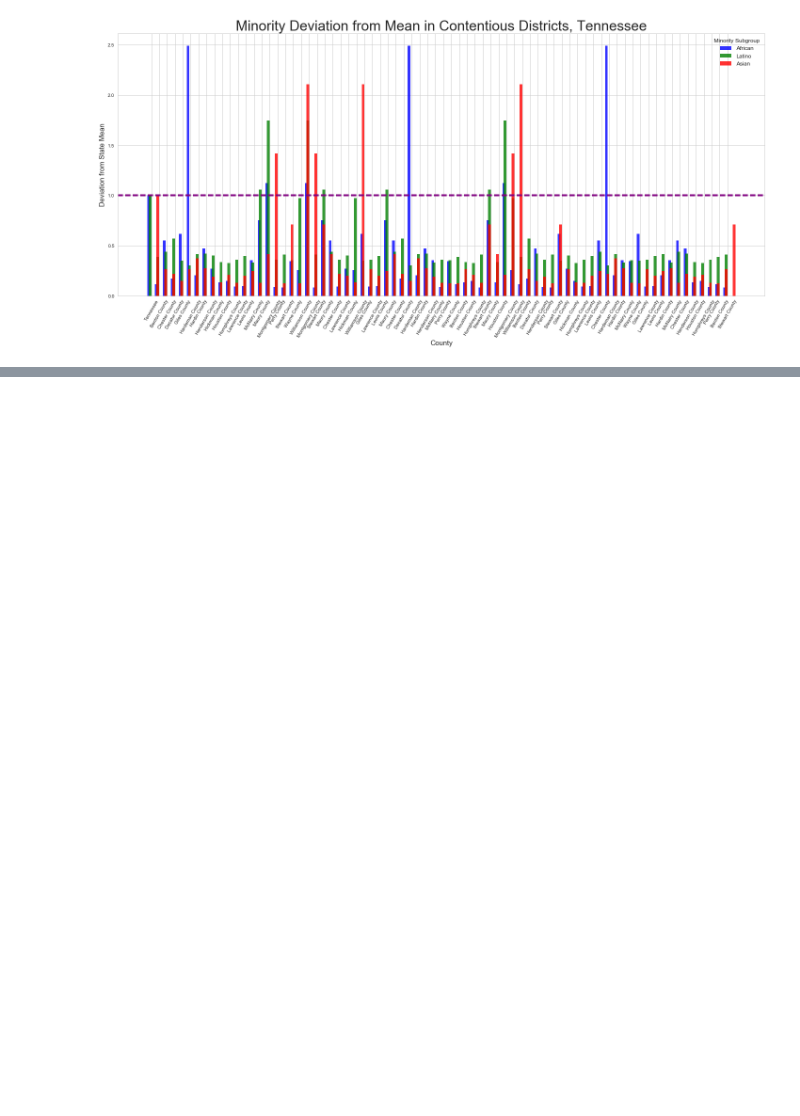
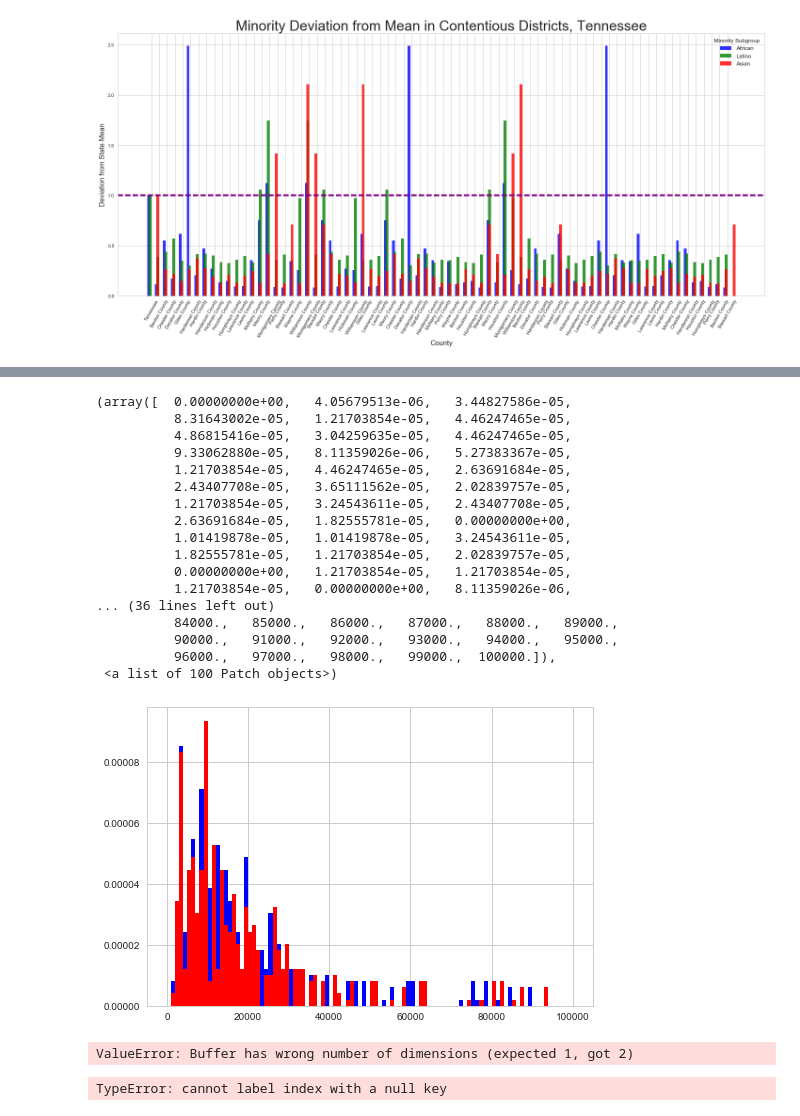
Before and after one commit to chingnaw/D4D-W205-Final, a Jupyter notebook: TN_exploratory_data_analysis.ipynb, the cells around one changed output, grey strips where cells are left out. Cells and saved outputs as stored; diff of their text form; code cells hidden in the pictures; blank space fills up the shorter version.

Commit message:
add more plots for gerry_analysis, add additional exploratory analysis

```diff
--- a/TN_exploratory_data_analysis.ipynb
+++ b/TN_exploratory_data_analysis.ipynb
@@ -734,3 +734,6 @@ plt.tight_layout()
 plt.show()
 # %% [output]
 [figure]
+# %%
+p12 = pd.read_csv('./tn_data_cleaned/tn_p12_2010.txt', sep = '\t')
+p12_edited = p12.ix[indices]
@@ -736,0 +750,30 @@ plt.show()
+# %%
+def age_percentages(df):
+    df['male_per'] = float(df['Male'])/df['Total']
+    df['female_per'] = float(df['Female'])/df['Total']
+#     df['und5_per'] = (float(df['Under_5_years'])+df['Under_5_years.1'])/df['Total']
+#     df['yr5to9_per'] = (float(df['5_to_9_years'])+df['5_to_9_years.1'])/df['Total']
+#     df['yr10to14_per'] = (float(df['10_to_14_years'])+df['10_to_14_years.1'])/df['Total']
+#     df['yr15to17_per'] = (float(df['15_to_17_years'])+df['15_to_17_years.1'])/df['Total']
+#     df['yr18to19_per'] = (float(df['18_and_19_years'])+df['18_and_19_years.1'])/df['Total']
+#     df['yr20_per'] = (float(df['20_years'])+df['20_years.1'])/df['Total']
+#     df['yr21_per'] = (float(df['21_years'])+df['21_years.1'])/df['Total']
+#     df['yr22to24_per'] = (float(df['22_to_24_years'])+df['22_to_24_years.1'])/df['Total']
+#     df['yr25to29_per'] = (float(df['25_to_29_years'])+df['25_to_29_years.1'])/df['Total']
+#     df['yr30to34_per'] = (float(df['30_to_34_years'])+df['30_to_34_years.1'])/df['Total']
+#     df['yr35to39_per'] = (float(df['35_to_39_years'])+df['35_to_39_years.1'])/df['Total']
+#     df['yr40to44_per'] = (float(df['40_to_44_years'])+df['40_to_44_years.1'])/df['Total']
+#     df['yr45to49_per'] = (float(df['45_to_49_years'])+df['45_to_49_years.1'])/df['Total']
+#     df['yr50to54_per'] = (float(df['50_to_54_years'])+df['50_to_54_years.1'])/df['Total']
+#     df['yr55to59_per'] = (float(df['55_to_59_years'])+df['55_to_59_years.1'])/df['Total']
+#     df['yr60to61_per'] = (float(df['60_and_61_years'])+df['60_and_61_years.1'])/df['Total']
+#     df['yr62to64_per'] = (float(df['62_to_64_years'])+df['62_to_64_years.1'])/df['Total']
+#     df['yr67to66_per'] = (float(df['65_and_66_years'])+df['65_and_66_years.1'])/df['Total']
+#     df['yr67to69_per'] = (float(df['67_to_69_years'])+df['67_to_69_years.1'])/df['Total']
+#     df['yr70to74_per'] = (float(df['70_to_74_years'])+df['70_to_74_years.1'])/df['Total']
+#     df['yr75to79_per'] = (float(df['75_to_79_years'])+df['75_to_79_years.1'])/df['Total']
+#     df['yr80to84_per'] = (float(df['80_to_84_years'])+df['80_to_84_years.1'])/df['Total']
+#     df['yr85up_per'] = (float(df['85_years_and_over'])+df['85_years_and_over.1'])/df['Total']
+    return df
+
+p12_percent = p12_edited.apply(age_percentages, axis=1)
@@ -736,0 +790,2 @@ plt.show()
+# %%
+p12_w_county_name = pd.concat([df['location'].ix[indices], p12_percent], axis=1)
@@ -736,0 +822,22 @@ plt.show()
+# %%
+plt.hist(p12_w_county_name['Male'], bins=100, range=[0,100000], color='blue', normed=True)
+plt.hist(p12_w_county_name['Female'], bins=100, range=[0,100000], color='red', normed=True)
+# %% [output]
+(array([  0.00000000e+00,   4.05679513e-06,   3.44827586e-05,
+          8.31643002e-05,   1.21703854e-05,   4.46247465e-05,
+          4.86815416e-05,   3.04259635e-05,   4.46247465e-05,
+          9.33062880e-05,   8.11359026e-06,   5.27383367e-05,
+          1.21703854e-05,   4.46247465e-05,   2.63691684e-05,
+          2.43407708e-05,   3.65111562e-05,   2.02839757e-05,
+          1.21703854e-05,   3.24543611e-05,   2.43407708e-05,
+          2.63691684e-05,   1.82555781e-05,   0.00000000e+00,
+          1.01419878e-05,   1.01419878e-05,   3.24543611e-05,
+          1.82555781e-05,   1.21703854e-05,   2.02839757e-05,
+          0.00000000e+00,   1.21703854e-05,   1.21703854e-05,
+          1.21703854e-05,   0.00000000e+00,   8.11359026e-06,
+... (36 lines left out)
+          84000.,   85000.,   86000.,   87000.,   88000.,   89000.,
+          90000.,   91000.,   92000.,   93000.,   94000.,   95000.,
+          96000.,   97000.,   98000.,   99000.,  100000.]),
+ <a list of 100 Patch objects>)
+[figure, added]
@@ -736,0 +851,15 @@ plt.show()
+# %%
+dists_age['male_deviation_from_mean'] = dists_age['male_per'].map(lambda x: x/state_male )
+dists_age['female_deviation_from_mean'] = dists_age['female_per'].map(lambda x: x/state_female )
+# dists_age['yr21_deviation_from_mean'] = dists_age['yr21_per'].map(lambda x: x/state_yr21_per)
+# dists_age['yr22to24_deviation_from_mean'] = dists_age['yr22to24_per'].map(lambda x: x/state_yr22to24_per)
+
+dists_age.drop_duplicates(inplace = True)
+# %% [output]
+ValueError: Buffer has wrong number of dimensions (expected 1, got 2)
+# %%
+ax = sns.barplot(x='location', y='male_deviation_from_mean', data = dists_age)
+ax.set_xticklabels(labels=dists_age['location'],rotation=60)
+ax.set_title('Male Difference from Mean in Contentious Districts, TN')
+# %% [output]
+TypeError: cannot label index with a null key
```
Also changed, not shown: parts of 10 cells of this notebook, 6 other files.
